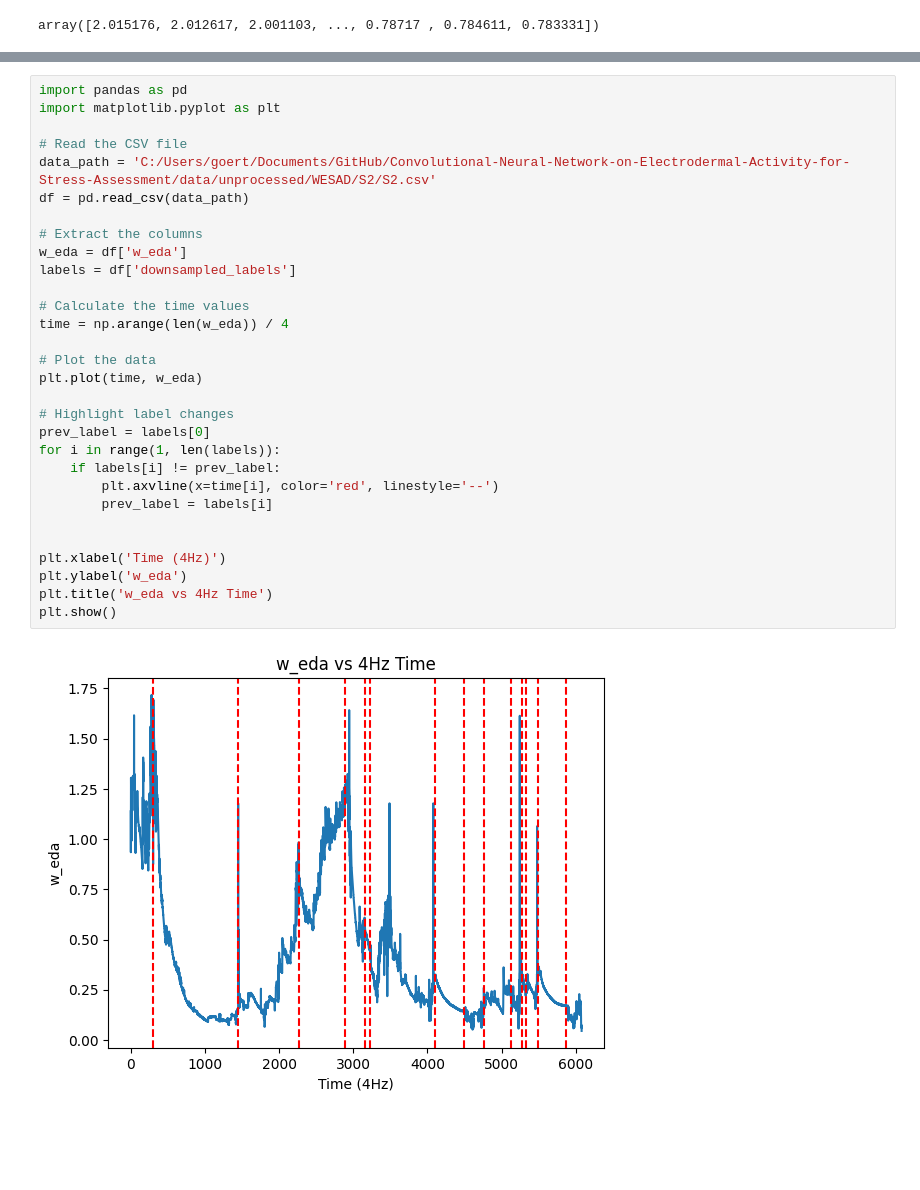
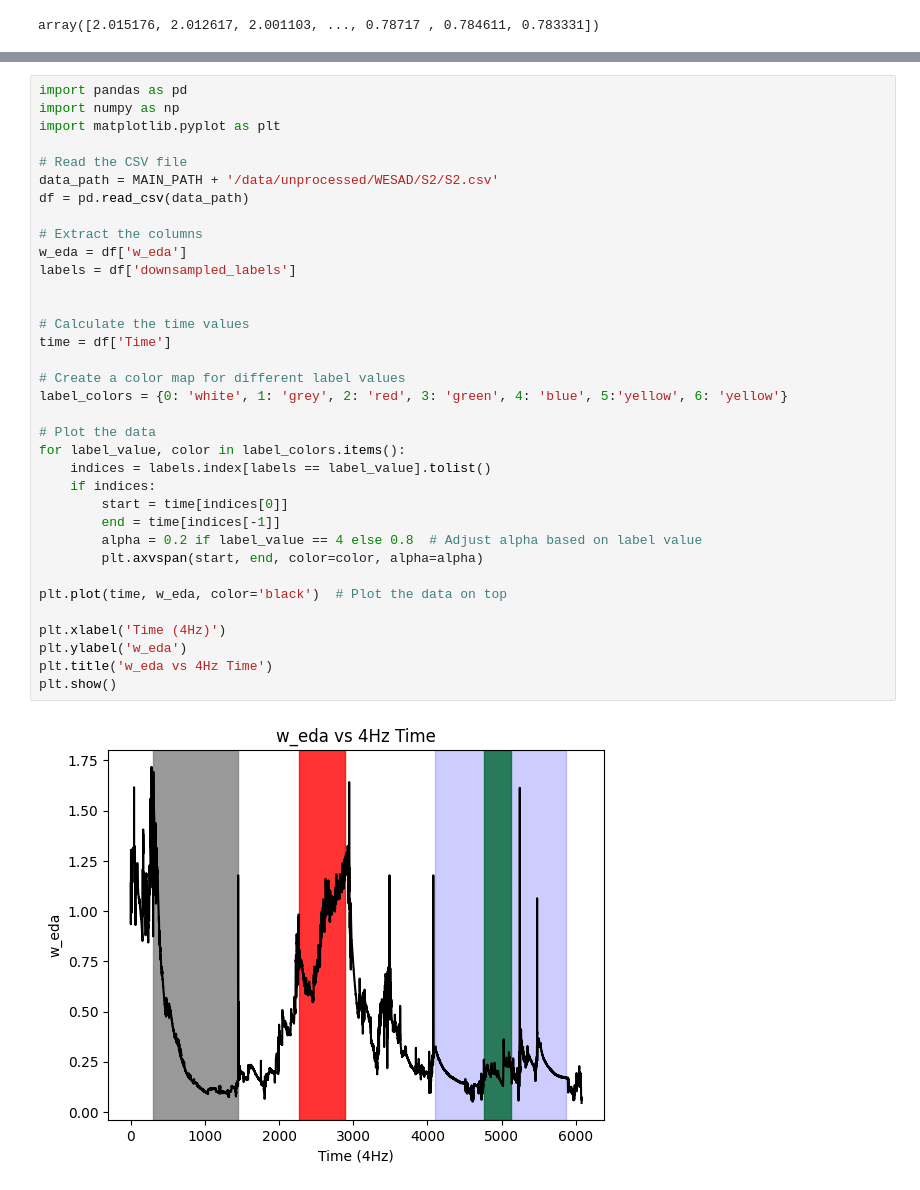
Before and after one commit to markgoertz/Convolutional-Neural-Network-on-Electrodermal-Activity-for-Stress-Assessment, a Jupyter notebook: code/1. unzip_script.ipynb, the cells around one changed output, grey strips where cells are left out. Drawn from its saved outputs; the diff is of its cells as text; blank space fills up the shorter version.

```diff
--- a/code/1. unzip_script.ipynb
+++ b/code/1. unzip_script.ipynb
@@ -175,32 +144,37 @@ df
 # %%
 import pandas as pd
+import numpy as np
 import matplotlib.pyplot as plt
 
 # Read the CSV file
-data_path = 'C:/Users/goert/Documents/GitHub/Convolutional-Neural-Network-on-Electrodermal-Activity-for-Stress-Assessment/data/unprocessed/WESAD/S2/S2.csv'
+data_path = MAIN_PATH + '/data/unprocessed/WESAD/S2/S2.csv'
 df = pd.read_csv(data_path)
 
 # Extract the columns
 w_eda = df['w_eda']
 labels = df['downsampled_labels']
 
+
 # Calculate the time values
-time = np.arange(len(w_eda)) / 4
+time = df['Time']
+
+# Create a color map for different label values
+label_colors = {0: 'white', 1: 'grey', 2: 'red', 3: 'green', 4: 'blue', 5:'yellow', 6: 'yellow'}
 
 # Plot the data
-plt.plot(time, w_eda)
+for label_value, color in label_colors.items():
+    indices = labels.index[labels == label_value].tolist()
+    if indices:
+        start = time[indices[0]]
+        end = time[indices[-1]]
+        alpha = 0.2 if label_value == 4 else 0.8  # Adjust alpha based on label value
+        plt.axvspan(start, end, color=color, alpha=alpha)
 
-# Highlight label changes
-prev_label = labels[0]
-for i in range(1, len(labels)):
-    if labels[i] != prev_label:
-        plt.axvline(x=time[i], color='red', linestyle='--')
-        prev_label = labels[i]
-
+plt.plot(time, w_eda, color='black')  # Plot the data on top
 
 plt.xlabel('Time (4Hz)')
 plt.ylabel('w_eda')
 plt.title('w_eda vs 4Hz Time')
 plt.show()
 # %% [output]
-[figure, old version]
+[figure, new version]
```
Also changed, not shown: parts of 9 cells of this notebook, 3 other files.
